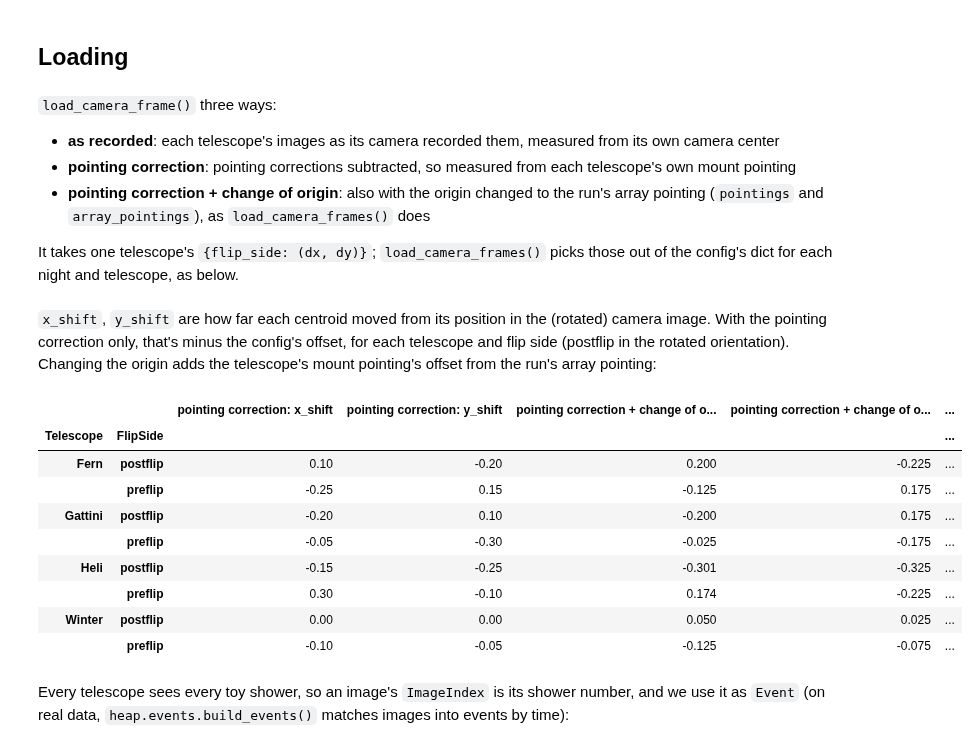
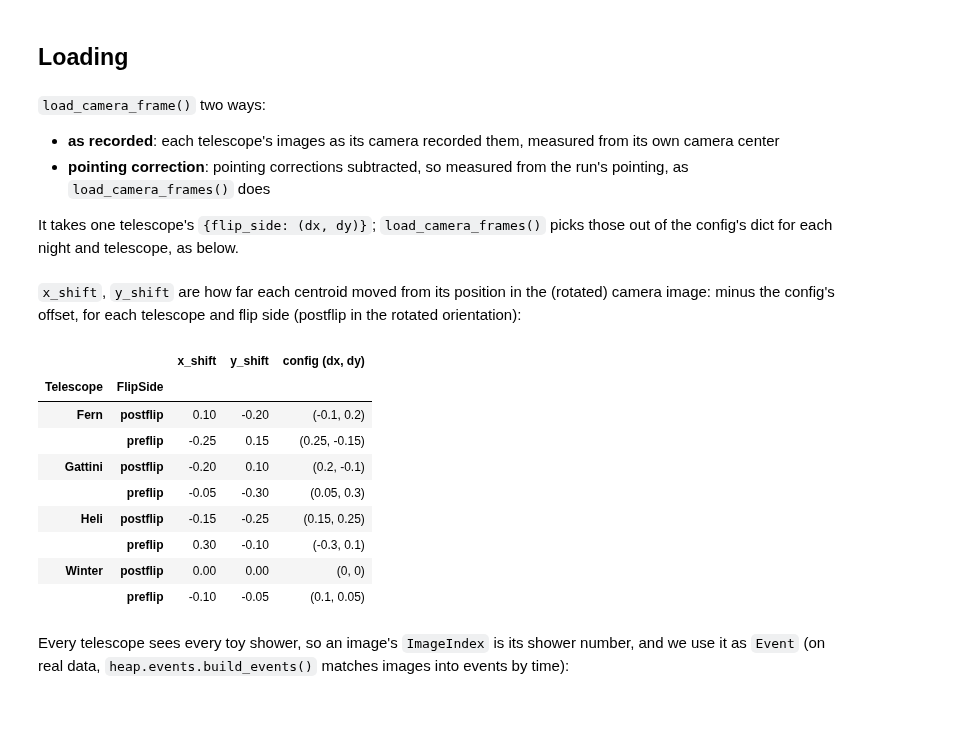
Before and after one commit to panoseti/PANOSETI-High-Energy-Analysis-Pipeline, a Jupyter notebook: example_notebooks/pointing_corrections.ipynb, the cells around one changed output. Cells and saved outputs as stored; diff of their text form; code cells hidden in the pictures; blank space fills up the shorter version.

```diff
--- a/example_notebooks/pointing_corrections.ipynb
+++ b/example_notebooks/pointing_corrections.ipynb
@@ -54,16 +50,5 @@ and each camera's offset from its own mount, in the config's format `{(date, tel
 `heap.config.load_analysis_config()` turns the YAML into):
 # %%
-MOUNT_ERRORS = {
-    "Winter": {"preflip": (0.00, 0.00), "postflip": (0.05, -0.05)},
-    "Fern": {"preflip": (0.15, -0.05), "postflip": (0.10, 0.00)},
-    "Heli": {"preflip": (-0.10, 0.10), "postflip": (-0.15, 0.05)},
-    "Gattini": {"preflip": (0.05, -0.15), "postflip": (0.00, -0.10)},
-}
-MOUNTS = {
-    tel: {RUN_NAMES[side]: WOBBLE.spherical_offsets_by(east*u.deg, north*u.deg) for side, (east, north) in sides.items()}
-    for tel, sides in MOUNT_ERRORS.items()
-}
-
 OFFSETS = {
     (DATE, "Winter", "preflip"): (0.10, 0.05),
     (DATE, "Fern", "preflip"): (0.25, -0.15),
@@ -79,6 +63,4 @@ Each run's array pointing is the mean of its mount pointings (`mean_pointings()`
 # %%
-ARRAY_POINTINGS = ev.mean_pointings(MOUNTS)
-for side, run in RUN_NAMES.items():
-    x, y = make_wcs(ARRAY_POINTINGS[run]).wcs_world2pix(SOURCE.ra.deg, SOURCE.dec.deg, 1)
-    print(f"{side:8s}: source at x = {x:.3f}, y = {y:.3f} deg")
+SOURCE_XY = np.array(make_wcs(WOBBLE).wcs_world2pix(SOURCE.ra.deg, SOURCE.dec.deg, 1))
+print(f"source at x = {SOURCE_XY[0]:.3f}, y = {SOURCE_XY[1]:.3f} deg")
 # %% [output]
@@ -99,11 +80,10 @@ def simulate_images(rng):
         timestamps = np.sort(pd.Timestamp(start, tz="UTC").timestamp() + rng.uniform(0, 3600, N_SHOWERS))
         for tel in TELESCOPES:
             n = N_SHOWERS
-            source_xy = make_wcs(MOUNTS[tel][RUN_NAMES[side]]).wcs_world2pix(SOURCE.ra.deg, SOURCE.dec.deg, 1)
             r = rng.uniform(0.5, 2.0, n)
             psi = rng.uniform(0, 360, n)
-            x = source_xy[0] + r*np.cos(np.deg2rad(psi))
-            y = source_xy[1] + r*np.sin(np.deg2rad(psi))
+            x = SOURCE_XY[0] + r*np.cos(np.deg2rad(psi))
+            y = SOURCE_XY[1] + r*np.sin(np.deg2rad(psi))
             phi = psi + rng.normal(0, 3, n) # image axis through the source
 
             dx, dy = OFFSETS.get((DATE, tel, side), (0, 0))
@@ -132,54 +112,43 @@ npz_paths = simulate_images(np.random.default_rng(0))
 # %% [markdown]
 ## Loading
 # %% [markdown]
-`load_camera_frame()` three ways:
+`load_camera_frame()` two ways:
 - **as recorded**: each telescope's images as its camera recorded them, measured from its own camera center
-- **pointing correction**: pointing corrections subtracted, so measured from each telescope's own mount pointing
-- **pointing correction + change of origin**: also with the origin changed to the run's array pointing (`pointings` and `array_pointings`), as
-  `load_camera_frames()` does
+- **pointing correction**: pointing corrections subtracted, so measured from the run's pointing, as `load_camera_frames()` does
 
 It takes one telescope's `{flip_side: (dx, dy)}`; `load_camera_frames()` picks those out of the config's dict for each night and
 telescope, as below.
 # %%
-def load(corrections, change_origin):
+def load(corrections):
     loaded = {}
     for tel in TELESCOPES:
         tel_corrections = {side: offset for (d, t, side), offset in corrections.items() if d == DATE and t == tel}
-        loaded[tel] = ev.load_camera_frame(
-            npz_paths[tel], tel, RUNS, rotate_postflip=True, pointing_corrections=tel_corrections,
-            pointings=MOUNTS[tel] if change_origin else None, array_pointings=ARRAY_POINTINGS if change_origin else None,
-        )
+        loaded[tel] = ev.load_camera_frame(npz_paths[tel], tel, RUNS, rotate_postflip=True, pointing_corrections=tel_corrections)
     return loaded
 
 
 images = {
-    "as recorded": load({}, change_origin=False),
-    "pointing correction": load(OFFSETS, change_origin=False),
-    "pointing correction + change of origin": load(OFFSETS, change_origin=True),
+    "as recorded": load({}),
+    "pointing correction": load(OFFSETS),
 }
 # %% [markdown]
-`x_shift`, `y_shift` are how far each centroid moved from its position in the (rotated) camera image. With the pointing correction only,
-that's minus the config's offset, for each telescope and flip side (postflip in the rotated orientation). Changing the origin adds the
-telescope's mount pointing's offset from the run's array pointing:
+`x_shift`, `y_shift` are how far each centroid moved from its position in the (rotated) camera image: minus the config's offset,
+for each telescope and flip side (postflip in the rotated orientation):
 # %%
-shifts = []
-for label in ["pointing correction", "pointing correction + change of origin"]:
-    df = pd.concat(images[label].values())
-    shifts.append(df.groupby(["Telescope", "FlipSide"])[["x_shift", "y_shift"]].mean().round(3).add_prefix(f"{label}: "))
-shift = pd.concat(shifts, axis=1)
+shift = pd.concat(images["pointing correction"].values()).groupby(["Telescope", "FlipSide"])[["x_shift", "y_shift"]].mean().round(3)
 shift["config (dx, dy)"] = [OFFSETS.get((DATE, tel, side), (0, 0)) for tel, side in shift.index]
 shift
 # %% [output]
-|  |  | pointing correction: x_shift | pointing correction: y_shift | pointing correction + change of o... | pointing correction + change of o... | ... |
-| Telescope | FlipSide |  |  |  |  | ... |
-| Fern | postflip | 0.10 | -0.20 | 0.200 | -0.225 | ... |
-|  | preflip | -0.25 | 0.15 | -0.125 | 0.175 | ... |
-| Gattini | postflip | -0.20 | 0.10 | -0.200 | 0.175 | ... |
-|  | preflip | -0.05 | -0.30 | -0.025 | -0.175 | ... |
-| Heli | postflip | -0.15 | -0.25 | -0.301 | -0.325 | ... |
-|  | preflip | 0.30 | -0.10 | 0.174 | -0.225 | ... |
-| Winter | postflip | 0.00 | 0.00 | 0.050 | 0.025 | ... |
-|  | preflip | -0.10 | -0.05 | -0.125 | -0.075 | ... |
+|  |  | x_shift | y_shift | config (dx, dy) |
+| Telescope | FlipSide |  |  |  |
+| Fern | postflip | 0.10 | -0.20 | (-0.1, 0.2) |
+|  | preflip | -0.25 | 0.15 | (0.25, -0.15) |
+| Gattini | postflip | -0.20 | 0.10 | (0.2, -0.1) |
+|  | preflip | -0.05 | -0.30 | (0.05, 0.3) |
+| Heli | postflip | -0.15 | -0.25 | (0.15, 0.25) |
+|  | preflip | 0.30 | -0.10 | (-0.3, 0.1) |
+| Winter | postflip | 0.00 | 0.00 | (0, 0) |
+|  | preflip | -0.10 | -0.05 | (0.1, 0.05) |
 # %%
 for tel in TELESCOPES:
     a, b = images["as recorded"][tel], images["pointing correction"][tel]
```
Also changed, not shown: parts of 14 cells of this notebook, 9 other files.
